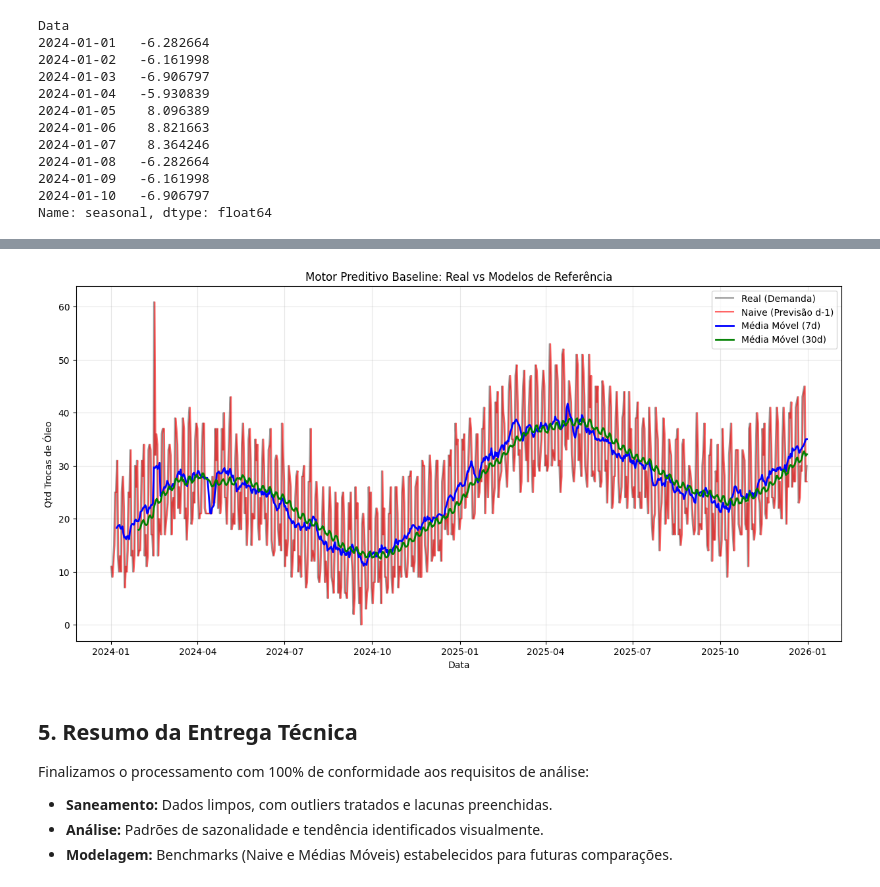
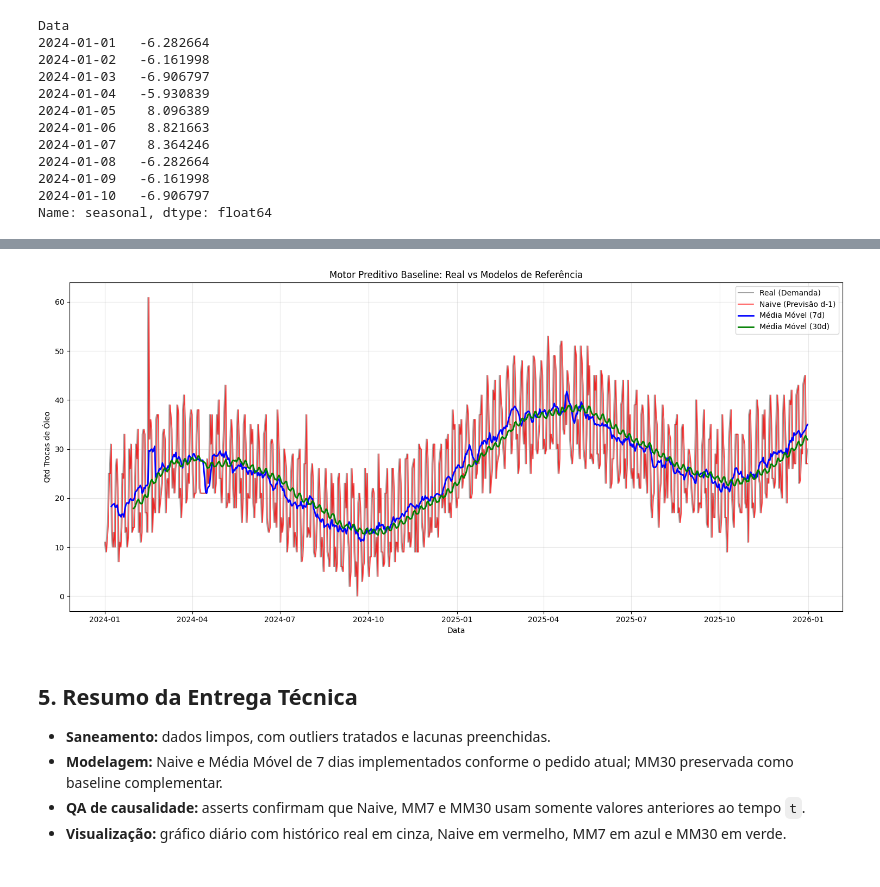
Before and after one commit to Henrique-Estrela/mecaniQA-joao-pessoa, a Jupyter notebook: mecaniqa_joao_pessoa.ipynb, the cells around one changed output, grey strips where cells are left out. Drawn from its saved outputs; the diff is of its cells as text; code cells hidden in the pictures.

```diff
--- a/mecaniqa_joao_pessoa.ipynb
+++ b/mecaniqa_joao_pessoa.ipynb
@@ -201,22 +223,50 @@ display(previsoes.tail())
 # %%
 plt.figure(figsize=(15, 7))
-plt.plot(previsoes['Real'], label='Real (Demanda)', color='black', alpha=0.4, linestyle='-')
-plt.plot(previsoes['Naive'], label='Naive (Previsão d-1)', color='red', alpha=0.6)
-plt.plot(previsoes['MM7'], label='Média Móvel (7d)', color='blue', linewidth=2)
-plt.plot(previsoes['MM30'], label='Média Móvel (30d)', color='green', linewidth=2)
+
+plt.plot(
+    previsoes['Real'],
+    label='Real (Demanda)',
+    color='#808080',
+    linewidth=1.4,
+    alpha=0.75,
+    zorder=1,
+)
+plt.plot(
+    previsoes['Naive'],
+    label='Naive (Previsão d-1)',
+    color='red',
+    linewidth=1.2,
+    alpha=0.75,
+    zorder=2,
+)
+plt.plot(
+    previsoes['MM7'],
+    label='Média Móvel (7d)',
+    color='blue',
+    linewidth=2.0,
+    zorder=3,
+)
+plt.plot(
+    previsoes['MM30'],
+    label='Média Móvel (30d)',
+    color='green',
+    linewidth=2.0,
+    zorder=4,
+)
 
 plt.title('Motor Preditivo Baseline: Real vs Modelos de Referência')
 plt.xlabel('Data')
 plt.ylabel('Qtd Trocas de Óleo')
-plt.legend()
+plt.legend(loc='upper right')
 plt.grid(True, alpha=0.3)
+plt.tight_layout()
 plt.show()
 # %% [output]
-[figure, old version]
+[figure, new version]
 # %% [markdown]
 ## 5. Resumo da Entrega Técnica
 
-Finalizamos o processamento com 100% de conformidade aos requisitos de análise:
-*   **Saneamento:** Dados limpos, com outliers tratados e lacunas preenchidas.
-*   **Análise:** Padrões de sazonalidade e tendência identificados visualmente.
-*   **Modelagem:** Benchmarks (Naive e Médias Móveis) estabelecidos para futuras comparações.
+- **Saneamento:** dados limpos, com outliers tratados e lacunas preenchidas.
+- **Modelagem:** Naive e Média Móvel de 7 dias implementados conforme o pedido atual; MM30 preservada como baseline complementar.
+- **QA de causalidade:** asserts confirmam que Naive, MM7 e MM30 usam somente valores anteriores ao tempo `t`.
+- **Visualização:** gráfico diário com histórico real em cinza, Naive em vermelho, MM7 em azul e MM30 em verde.
```
Also changed, not shown: parts of 2 cells of this notebook.
